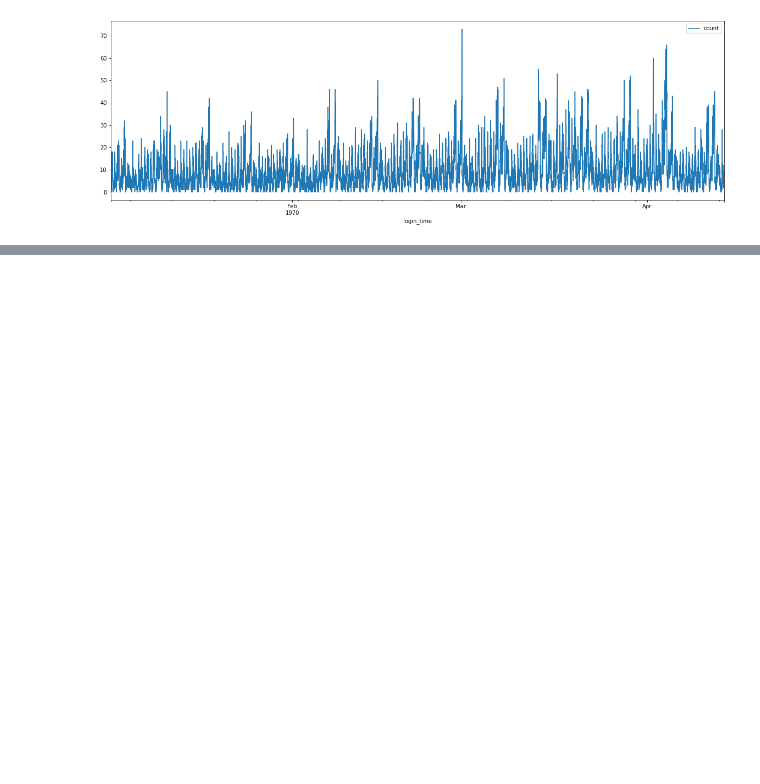
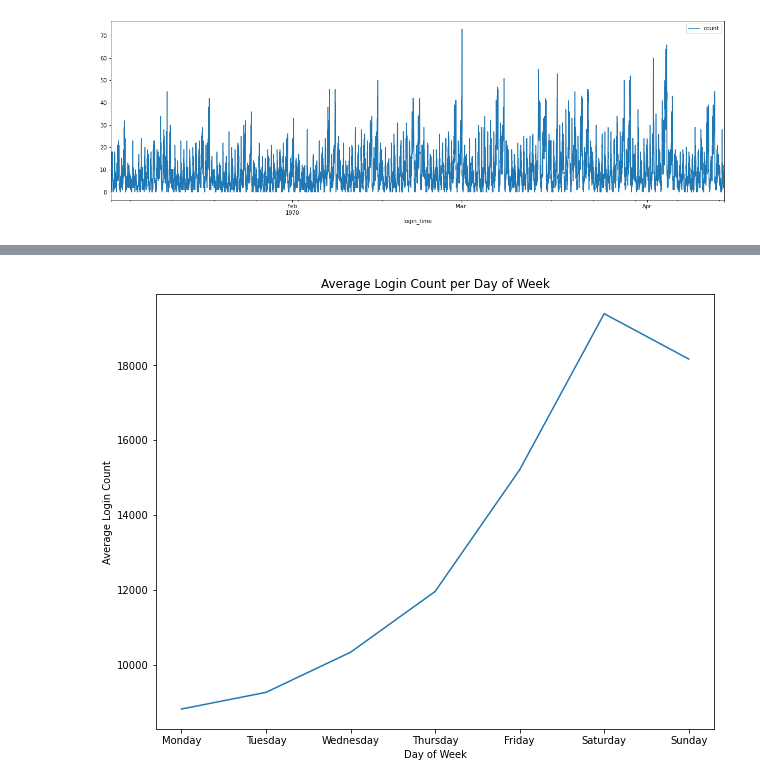
Before and after one commit to GwenToves/Ultimate-Technologies-Inc-Take-Home-Challenge, a Jupyter notebook: part_1_eda.ipynb, the cells around one changed output, grey strips where cells are left out. Cells and saved outputs as stored; diff of their text form; code cells hidden in the pictures; blank space fills up the shorter version.

```diff
--- a/part_1_eda.ipynb
+++ b/part_1_eda.ipynb
@@ -120,0 +249,19 @@ plt.show();
+# %%
+average_day_of_w = logins_15.groupby(logins_15.index.dayofweek)['count'].sum()
+
+
+# Plot the average login counts per hour
+plt.figure(figsize=(10, 8))
+plt.plot(average_day_of_w.index, average_day_of_w)
+plt.xlabel('Day of Week')
+plt.ylabel('Average Login Count')
+plt.title('Average Login Count per Day of Week')
+
+days_of_week = ['Monday', 'Tuesday', 'Wednesday', 'Thursday', 'Friday', 'Saturday', 'Sunday']
+
+# Set the x-axis ticks to show all 24 hours
+plt.xticks(range(7), days_of_week)
+
+plt.show();
+# %% [output]
+[figure, added]
```
Also changed, not shown: parts of 15 cells of this notebook.
